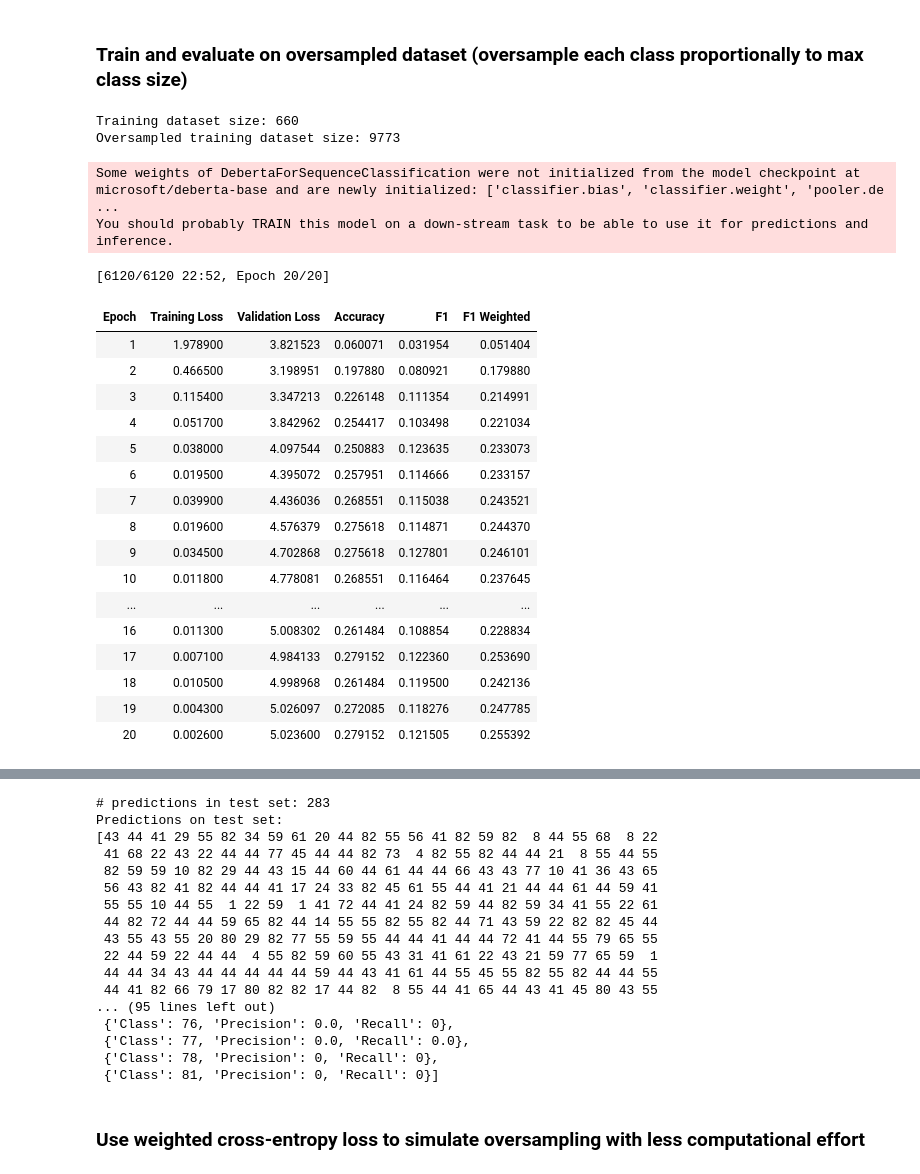
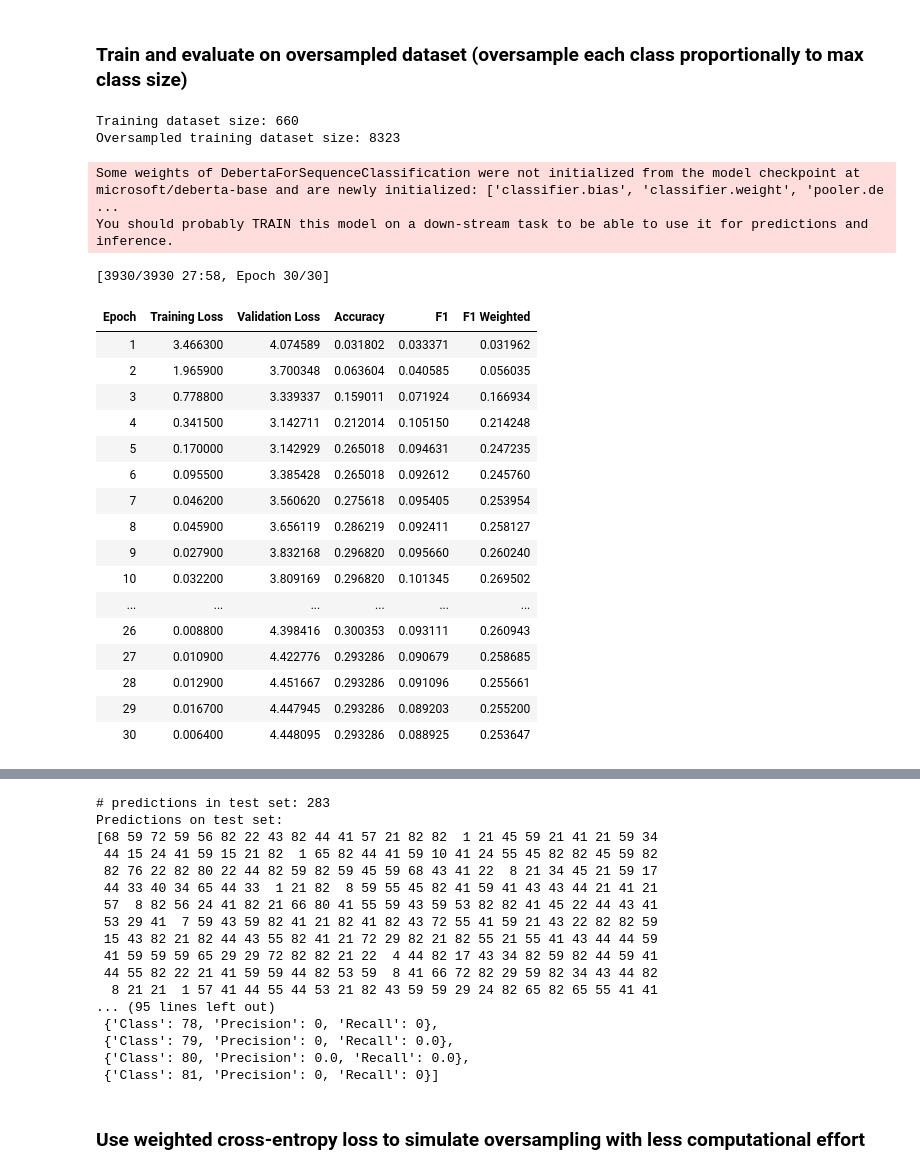
Before and after one commit to marjancelikik/sequence_classification, a Jupyter notebook: notebooks/movie_script_multi_class_collab.ipynb, the cells around one changed output, grey strips where cells are left out. Saved outputs shown, nothing was run; the diff lists cells and outputs as text; code cells hidden in the pictures.

```diff
--- a/notebooks/movie_script_multi_class_collab.ipynb
+++ b/notebooks/movie_script_multi_class_collab.ipynb
@@ -372,6 +374,12 @@ for i, (key, value) in enumerate(class_counter.most_common(), start=1):
     cumulative_dialogues += class_counter[key]
     print(f"{i}. {key} with class id {class_map[key]}: {class_counter[key]} ({class_counter[key] / parsed_object.stats['total_dialogues']}, {cumulative_dialogues / parsed_object.stats['total_dialogues']})")
 
+# Print stats for classes with few instances
+total_classes = len(class_counter)
+for threshold in range(10, 1, -1):
+    num_classes = sum(1 for count in class_counter.values() if count < threshold)
+    print(f"Number of classes with less than {threshold} instances: {num_classes} ({num_classes / total_classes})")
+
 output_filename = "/content/drive/MyDrive/movie_script/data/parsed/5thelement.json"
 
 # Save the parsed script in json format
@@ -484,7 +492,7 @@ training_args = TrainingArguments(
     output_dir="./results",
     eval_strategy="epoch",
     learning_rate=1e-5,
-    per_device_train_batch_size=32,
+    per_device_train_batch_size=64,
     num_train_epochs=60,
     weight_decay=0.01,
     logging_dir="./logs",
@@ -678,69 +686,69 @@ train_dataset_oversampled = oversample_dataset(train_dataset, class_count_thresh
 print("Training dataset size:", len(train_dataset))
 print("Oversampled training dataset size:", len(train_dataset_oversampled))
 
 encoded_train_dataset_oversampled = train_dataset_oversampled.map(preprocess_function, batched=True)
 
 # Reset model weights to previous state
 model = AutoModelForSequenceClassification.from_pretrained(
     model_name, num_labels=num_labels
 )
 
-training_args.num_train_epochs = 20
+training_args.num_train_epochs = 30
 
 # Initialize the Trainer
 trainer = Trainer(
     model=model,
     args=training_args,
     train_dataset=encoded_train_dataset_oversampled,
     eval_dataset=encoded_test_dataset,
     compute_metrics=compute_metrics,
 )
 
 trainer.train()
 
 # Evaluate the model
 y_pred, y_true = get_predictions_and_labels(encoded_test_dataset, trainer)
 compute_precision_recall_per_class(y_pred, y_true, num_labels)
 # %% [output]
 Training dataset size: 660
-Oversampled training dataset size: 9773
+Oversampled training dataset size: 8323
 Some weights of DebertaForSequenceClassification were not initialized from the model checkpoint at microsoft/deberta-base and are newly initialized: ['classifier.bias', 'classifier.weight', 'pooler.de ...
 You should probably TRAIN this model on a down-stream task to be able to use it for predictions and inference.
-[6120/6120 22:52, Epoch 20/20]
+[3930/3930 27:58, Epoch 30/30]
 | Epoch | Training Loss | Validation Loss | Accuracy | F1 | F1 Weighted |
-| 1 | 1.978900 | 3.821523 | 0.060071 | 0.031954 | 0.051404 |
-| 2 | 0.466500 | 3.198951 | 0.197880 | 0.080921 | 0.179880 |
-| 3 | 0.115400 | 3.347213 | 0.226148 | 0.111354 | 0.214991 |
-| 4 | 0.051700 | 3.842962 | 0.254417 | 0.103498 | 0.221034 |
-| 5 | 0.038000 | 4.097544 | 0.250883 | 0.123635 | 0.233073 |
-| 6 | 0.019500 | 4.395072 | 0.257951 | 0.114666 | 0.233157 |
-| 7 | 0.039900 | 4.436036 | 0.268551 | 0.115038 | 0.243521 |
-| 8 | 0.019600 | 4.576379 | 0.275618 | 0.114871 | 0.244370 |
-| 9 | 0.034500 | 4.702868 | 0.275618 | 0.127801 | 0.246101 |
-| 10 | 0.011800 | 4.778081 | 0.268551 | 0.116464 | 0.237645 |
+| 1 | 3.466300 | 4.074589 | 0.031802 | 0.033371 | 0.031962 |
+| 2 | 1.965900 | 3.700348 | 0.063604 | 0.040585 | 0.056035 |
+| 3 | 0.778800 | 3.339337 | 0.159011 | 0.071924 | 0.166934 |
+| 4 | 0.341500 | 3.142711 | 0.212014 | 0.105150 | 0.214248 |
+| 5 | 0.170000 | 3.142929 | 0.265018 | 0.094631 | 0.247235 |
+| 6 | 0.095500 | 3.385428 | 0.265018 | 0.092612 | 0.245760 |
+| 7 | 0.046200 | 3.560620 | 0.275618 | 0.095405 | 0.253954 |
+| 8 | 0.045900 | 3.656119 | 0.286219 | 0.092411 | 0.258127 |
+| 9 | 0.027900 | 3.832168 | 0.296820 | 0.095660 | 0.260240 |
+| 10 | 0.032200 | 3.809169 | 0.296820 | 0.101345 | 0.269502 |
 | ... | ... | ... | ... | ... | ... |
-| 16 | 0.011300 | 5.008302 | 0.261484 | 0.108854 | 0.228834 |
-| 17 | 0.007100 | 4.984133 | 0.279152 | 0.122360 | 0.253690 |
-| 18 | 0.010500 | 4.998968 | 0.261484 | 0.119500 | 0.242136 |
-| 19 | 0.004300 | 5.026097 | 0.272085 | 0.118276 | 0.247785 |
-| 20 | 0.002600 | 5.023600 | 0.279152 | 0.121505 | 0.255392 |
+| 26 | 0.008800 | 4.398416 | 0.300353 | 0.093111 | 0.260943 |
+| 27 | 0.010900 | 4.422776 | 0.293286 | 0.090679 | 0.258685 |
+| 28 | 0.012900 | 4.451667 | 0.293286 | 0.091096 | 0.255661 |
+| 29 | 0.016700 | 4.447945 | 0.293286 | 0.089203 | 0.255200 |
+| 30 | 0.006400 | 4.448095 | 0.293286 | 0.088925 | 0.253647 |
 [interactive output not drawn]
 # predictions in test set: 283
 Predictions on test set:
-[43 44 41 29 55 82 34 59 61 20 44 82 55 56 41 82 59 82  8 44 55 68  8 22
- 41 68 22 43 22 44 44 77 45 44 44 82 73  4 82 55 82 44 44 21  8 55 44 55
- 82 59 59 10 82 29 44 43 15 44 60 44 61 44 44 66 43 43 77 10 41 36 43 65
- 56 43 82 41 82 44 44 41 17 24 33 82 45 61 55 44 41 21 44 44 61 44 59 41
- 55 55 10 44 55  1 22 59  1 41 72 44 41 24 82 59 44 82 59 34 41 55 22 61
- 44 82 72 44 44 59 65 82 44 14 55 55 82 55 82 44 71 43 59 22 82 82 45 44
- 43 55 43 55 20 80 29 82 77 55 59 55 44 44 41 44 44 72 41 44 55 79 65 55
- 22 44 59 22 44 44  4 55 82 59 60 55 43 31 41 61 22 43 21 59 77 65 59  1
- 44 44 34 43 44 44 44 44 44 59 44 43 41 61 44 55 45 55 82 55 82 44 44 55
- 44 41 82 66 79 17 80 82 82 17 44 82  8 55 44 41 65 44 43 41 45 80 43 55
+[68 59 72 59 56 82 22 43 82 44 41 57 21 82 82  1 21 45 59 21 41 21 59 34
+ 44 15 24 41 59 15 21 82  1 65 82 44 41 59 10 41 24 55 45 82 82 45 59 82
+ 82 76 22 82 80 22 44 82 59 82 59 45 59 68 43 41 22  8 21 34 45 21 59 17
+ 44 33 40 34 65 44 33  1 21 82  8 59 55 45 82 41 59 41 43 43 44 21 41 21
+ 57  8 82 56 24 41 82 21 66 80 41 55 59 43 59 53 82 82 41 45 22 44 43 41
+ 53 29 41  7 59 43 59 82 41 21 82 41 82 43 72 55 41 59 21 43 22 82 82 59
+ 15 43 82 21 82 44 43 55 82 41 21 72 29 82 21 82 55 21 55 41 43 44 44 59
+ 41 59 59 59 65 29 29 72 82 82 21 22  4 44 82 17 43 34 82 59 82 44 59 41
+ 44 55 82 22 21 41 59 59 44 82 53 59  8 41 66 72 82 29 59 82 34 43 44 82
+  8 21 21  1 57 41 44 55 44 53 21 82 43 59 59 29 24 82 65 82 65 55 41 41
 ... (95 lines left out)
- {'Class': 76, 'Precision': 0.0, 'Recall': 0},
- {'Class': 77, 'Precision': 0.0, 'Recall': 0.0},
  {'Class': 78, 'Precision': 0, 'Recall': 0},
+ {'Class': 79, 'Precision': 0, 'Recall': 0.0},
+ {'Class': 80, 'Precision': 0.0, 'Recall': 0.0},
  {'Class': 81, 'Precision': 0, 'Recall': 0}]
 # %% [markdown]
 ### Use weighted cross-entropy loss to simulate oversampling with less computational effort
```
Also changed, not shown: parts of 8 cells of this notebook, 2 other files.
